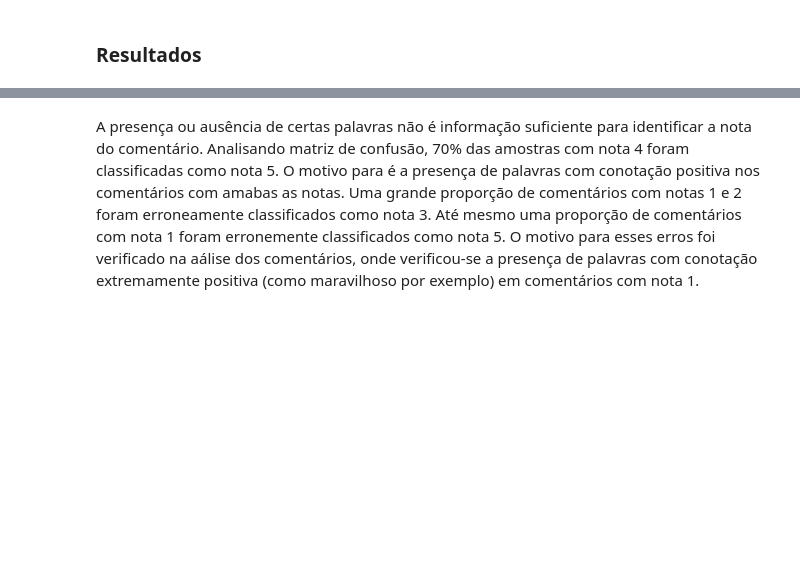
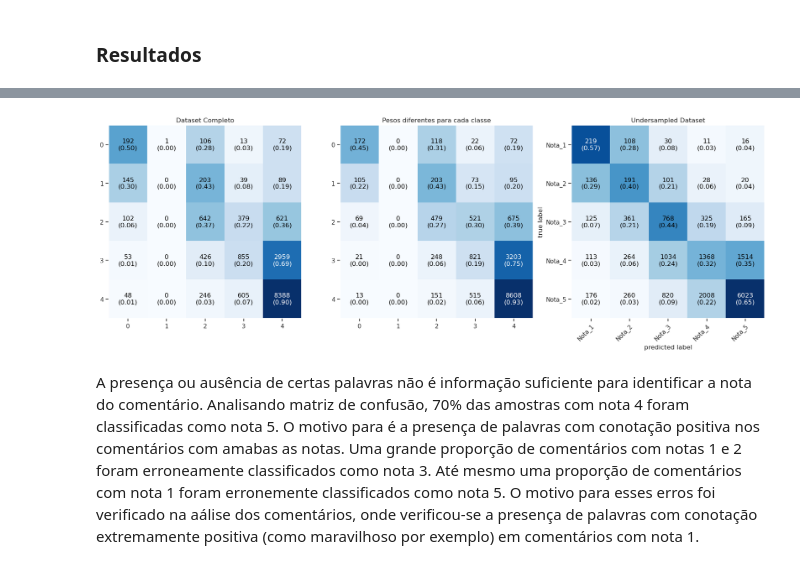
Before and after one commit to RodolfoPCruz/trip_advisor, a Jupyter notebook: trip_advisor.ipynb, the cells around one changed output, grey strips where cells are left out. Saved outputs shown, nothing was run; the diff lists cells and outputs as text; code cells hidden in the pictures; blank space fills up the shorter version.

```diff
--- a/trip_advisor.ipynb
+++ b/trip_advisor.ipynb
@@ -1638,11 +1634,5 @@ train_model=False
 MLP_notas_undersampled_dataset,history_MLP_notas_undersampled_dataset=train_MLP(train=train_model,model=MLP_notas,save_model=True,
                 x_treino=x_MLP_treino_numerico_undersampled,y_treino=y_treino_notas_undersampled,
                 x_val=x_MLP_val_numerico,y_val=y_val_notas,callback=[callback],path_model=path_model,path_history=path_history)
-
-train_model=False
-
-MLP_notas_undersampled_dataset,history_MLP_notas_undersampled_dataset=train_MLP(train=train_model,model=MLP_notas,save_model=True,
-                x_treino=x_MLP_treino_numerico_undersampled,y_treino=y_treino_notas_undersampled,
-                x_val=x_MLP_val_numerico,y_val=y_val_notas,callback=[callback],path_model=path_model,path_history=path_history)
 # %% [output]
 [[<keras.src.callbacks.early_stopping.EarlyStopping object at 0x...>], <keras.src.callbacks.model_checkpoint.ModelCheckpoint object at 0x...>]
@@ -1673 +1692,29 @@ def calcular_metricas(modelo_complete_dataset,modelo_weighted,
+# %%
+def plotar_confusion_matrix(modelo_complete,
+                            modelo_weighted,modelo_undersampled,
+                            x,y,classes):
+
+    fig,axis=plt.subplots(nrows=1,ncols=3,figsize=(22,8))
+    y_pred_complete    =modelo_complete.predict(x)
+    y_pred_undersampled=modelo_undersampled.predict(x)
+    y_pred_weighted    =modelo_weighted.predict(x)
+
+    cm_complete    =confusion_matrix(np.argmax(y,axis=1),np.argmax(y_pred_complete,axis=1))
+    cm_undersampled=confusion_matrix(np.argmax(y,axis=1),np.argmax(y_pred_undersampled,axis=1))
+    cm_weighted    =confusion_matrix(np.argmax(y,axis=1),np.argmax(y_pred_weighted,axis=1))
+
+    cm_title=[(cm_complete    ,'Dataset Completo'),
+              (cm_weighted   ,'Pesos diferentes para cada classe'),
+              (cm_undersampled,'Undersampled Dataset')]
+
+    cont=0
+    for (cm,title) in cm_title:
+        plot_confusion_matrix(conf_mat=cm,
+                                colorbar=False,
+                                show_absolute=True,
+                                show_normed=True,
+                                class_names=classes,
+                                axis=axis[cont])
+        axis[cont].set_title(title)
+        cont+=1
 # %%
@@ -1702,0 +1735,6 @@ plotar_confusion_matrix(MLP_notas_undersampled_dataset,x_MLP_teste_numerico,y_te
+# %%
+classes_notas=['Nota_1','Nota_2','Nota_3','Nota_4','Nota_5']
+resultados_precision_recall=calcular_precision_recall(MLP_notas_complete_dataset,MLP_notas_undersampled_dataset,
+                             MLP_notas_complete_dataset_weighted,
+                             x_MLP_teste_numerico,y_teste_notas,classes_notas)
+resultados_precision_recall
@@ -1702,0 +1752,4 @@ plotar_confusion_matrix(MLP_notas_undersampled_dataset,x_MLP_teste_numerico,y_te
+# %%
+plotar_confusion_matrix(MLP_notas_complete_dataset,MLP_notas_complete_dataset_weighted,MLP_notas_undersampled_dataset,
+                    x_MLP_teste_numerico,y_teste_notas,classes_notas)
+# %% [output]
@@ -1703,3 +1759,4 @@ plotar_confusion_matrix(MLP_notas_undersampled_dataset,x_MLP_teste_numerico,y_te
+[figure, added]
 # %% [markdown]
 A presença ou ausência de certas palavras não é informação suficiente para identificar a nota do comentário. Analisando  matriz de confusão, 70% das amostras com nota 4 foram classificadas como nota 5. O motivo para é a presença de palavras com conotação positiva nos comentários com amabas as notas. Uma grande proporção de comentários com notas 1 e 2 foram erroneamente classificados como nota 3. Até mesmo uma proporção de comentários com nota 1 foram erronemente classificados como nota 5. O motivo para esses erros foi verificado na aálise dos comentários, onde verificou-se a presença de palavras com conotação extremamente positiva (como maravilhoso por exemplo) em comentários com nota 1.
 # %% [markdown]
```
Also changed, not shown: parts of 18 cells of this notebook.
